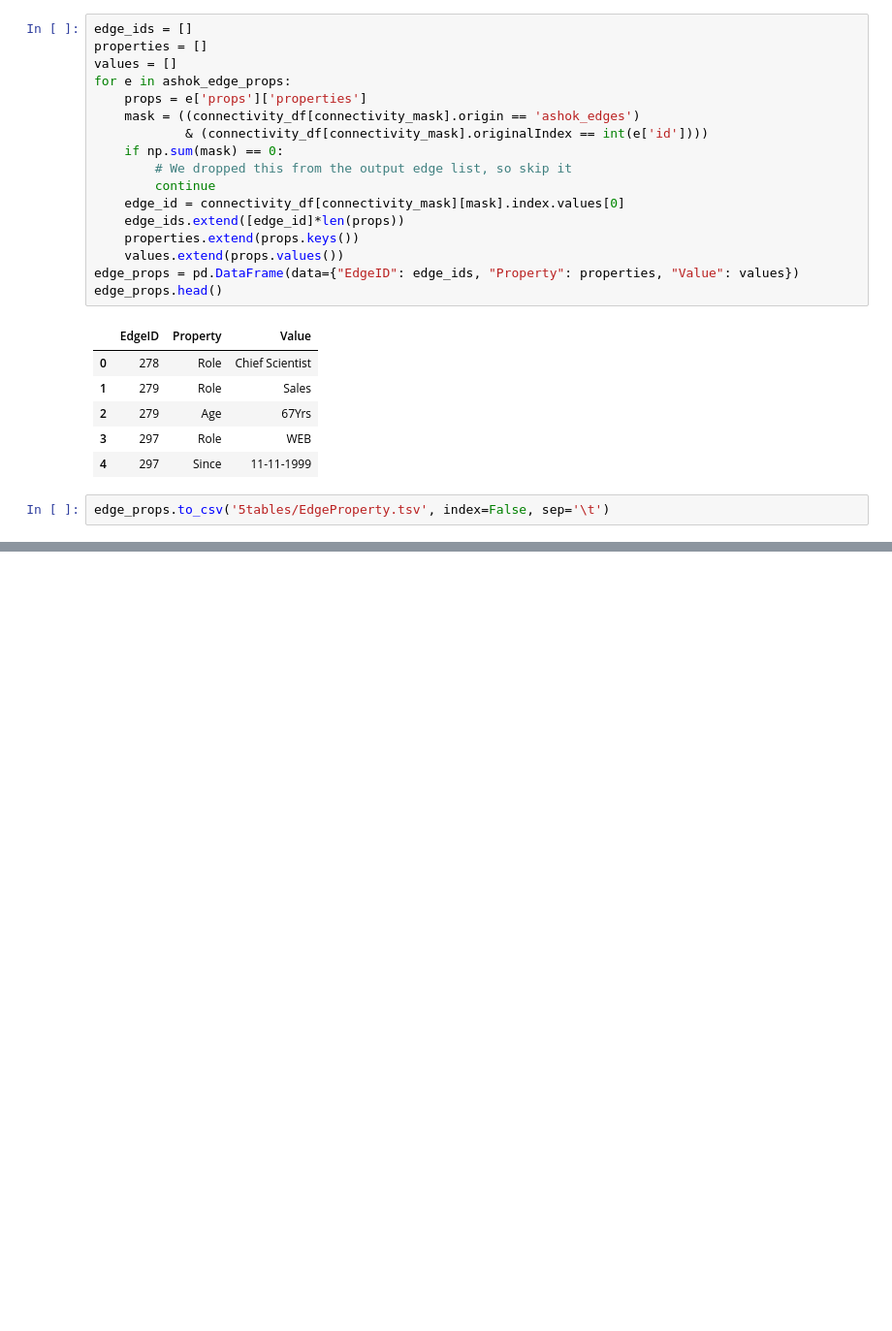
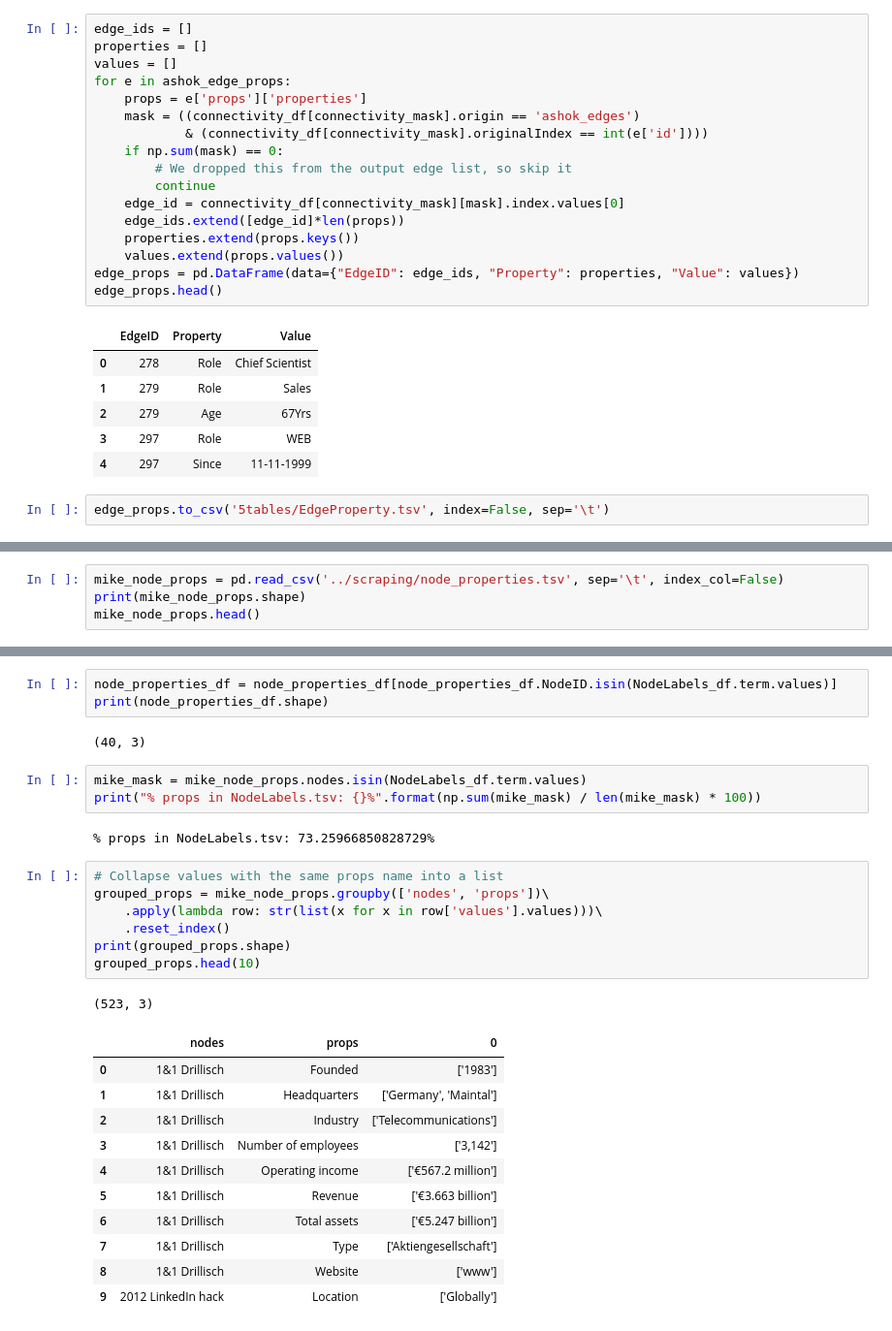
Before and after one commit to MCGallaspy/dse_203_final_project, a Jupyter notebook: processing/Creating 5-table data.ipynb, the cells around one changed output, grey strips where cells are left out. Shown at 97% size. Saved outputs shown, nothing was run; the diff lists cells and outputs as text; blank space fills up the shorter version.

Commit message:
Add node properties

```diff
--- a/processing/Creating 5-table data.ipynb
+++ b/processing/Creating 5-table data.ipynb
@@ -375,0 +406,4 @@ edge_props.to_csv('5tables/EdgeProperty.tsv', index=False, sep='\t')
+# %%
+mike_node_props = pd.read_csv('../scraping/node_properties.tsv', sep='\t', index_col=False)
+print(mike_node_props.shape)
+mike_node_props.head()
@@ -375,0 +443,30 @@ edge_props.to_csv('5tables/EdgeProperty.tsv', index=False, sep='\t')
+# %%
+node_properties_df = node_properties_df[node_properties_df.NodeID.isin(NodeLabels_df.term.values)]
+print(node_properties_df.shape)
+# %% [output]
+(40, 3)
+# %%
+mike_mask = mike_node_props.nodes.isin(NodeLabels_df.term.values)
+print("% props in NodeLabels.tsv: {}%".format(np.sum(mike_mask) / len(mike_mask) * 100))
+# %% [output]
+% props in NodeLabels.tsv: 73.25966850828729%
+# %%
+# Collapse values with the same props name into a list
+grouped_props = mike_node_props.groupby(['nodes', 'props'])\
+    .apply(lambda row: str(list(x for x in row['values'].values)))\
+    .reset_index()
+print(grouped_props.shape)
+grouped_props.head(10)
+# %% [output]
+(523, 3)
+|  | nodes | props | 0 |
+| 0 | 1&1 Drillisch | Founded | ['1983'] |
+| 1 | 1&1 Drillisch | Headquarters | ['Germany', 'Maintal'] |
+| 2 | 1&1 Drillisch | Industry | ['Telecommunications'] |
+| 3 | 1&1 Drillisch | Number of employees | ['3,142'] |
+| 4 | 1&1 Drillisch | Operating income | ['€567.2 million'] |
+| 5 | 1&1 Drillisch | Revenue | ['€3.663 billion'] |
+| 6 | 1&1 Drillisch | Total assets | ['€5.247 billion'] |
+| 7 | 1&1 Drillisch | Type | ['Aktiengesellschaft'] |
+| 8 | 1&1 Drillisch | Website | ['www'] |
+| 9 | 2012 LinkedIn hack | Location | ['Globally'] |
```
Also changed, not shown: parts of 8 cells of this notebook, 2 other files.
